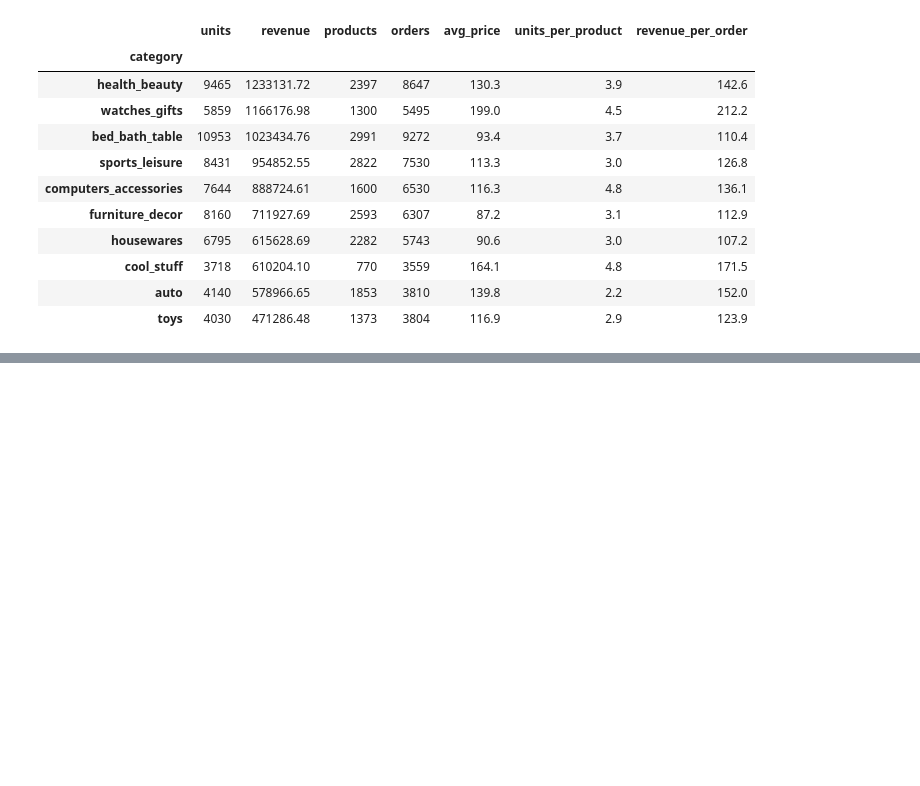
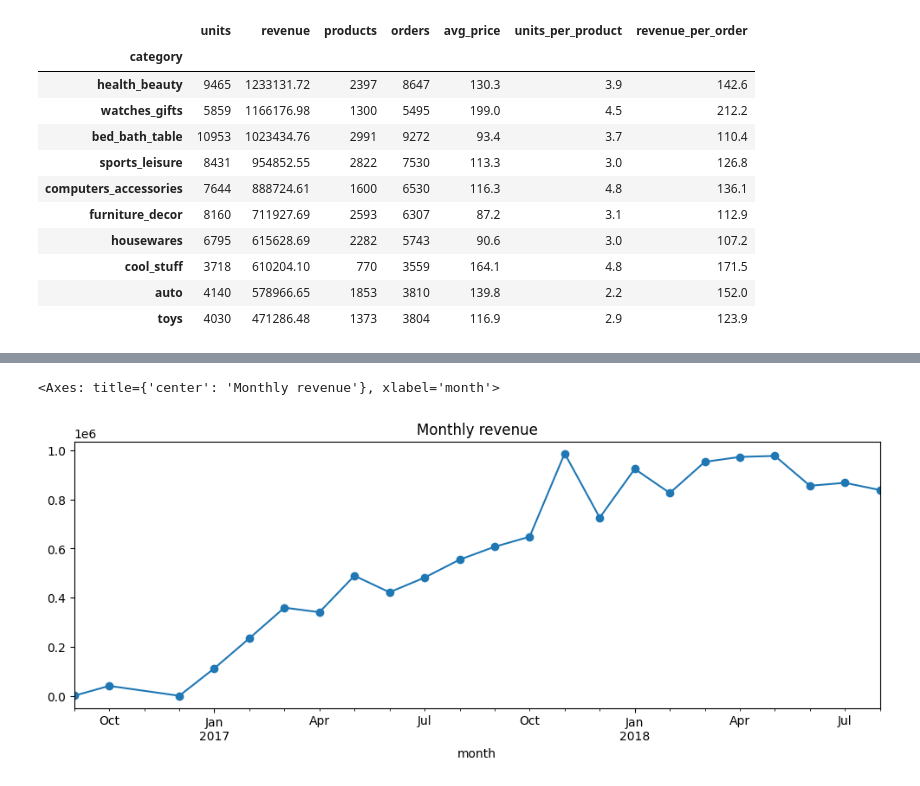
Before and after one commit to YomnaAhmed97/Olist-Ecommerce-Analysis, a Jupyter notebook: Brazilian_E_Commerce_Public_Dataset_by_Olist.ipynb, the cells around one changed output, grey strips where cells are left out. Drawn from its saved outputs; the diff is of its cells as text; code cells hidden in the pictures; blank space fills up the shorter version.

```diff
--- a/Brazilian_E_Commerce_Public_Dataset_by_Olist.ipynb
+++ b/Brazilian_E_Commerce_Public_Dataset_by_Olist.ipynb
@@ -331,0 +335,7 @@ by_category.sort_values("revenue", ascending=False).head(10)
+# %%
+sales["month"] = sales["order_purchase_timestamp"].dt.to_period("M")
+monthly =(sales.groupby("month")
+          .agg(
+              units=("order_item_id", "count"),
+              revenue=("price", "sum"),
+              orders=("order_id", "nunique")))
@@ -331,0 +357,5 @@ by_category.sort_values("revenue", ascending=False).head(10)
+# %%
+monthly["revenue"].plot(kind="line", marker="o", figsize=(12, 4), title="Monthly revenue")
+# %% [output]
+<Axes: title={'center': 'Monthly revenue'}, xlabel='month'>
+[figure, added]
```
Also changed, not shown: parts of 2 cells of this notebook.
